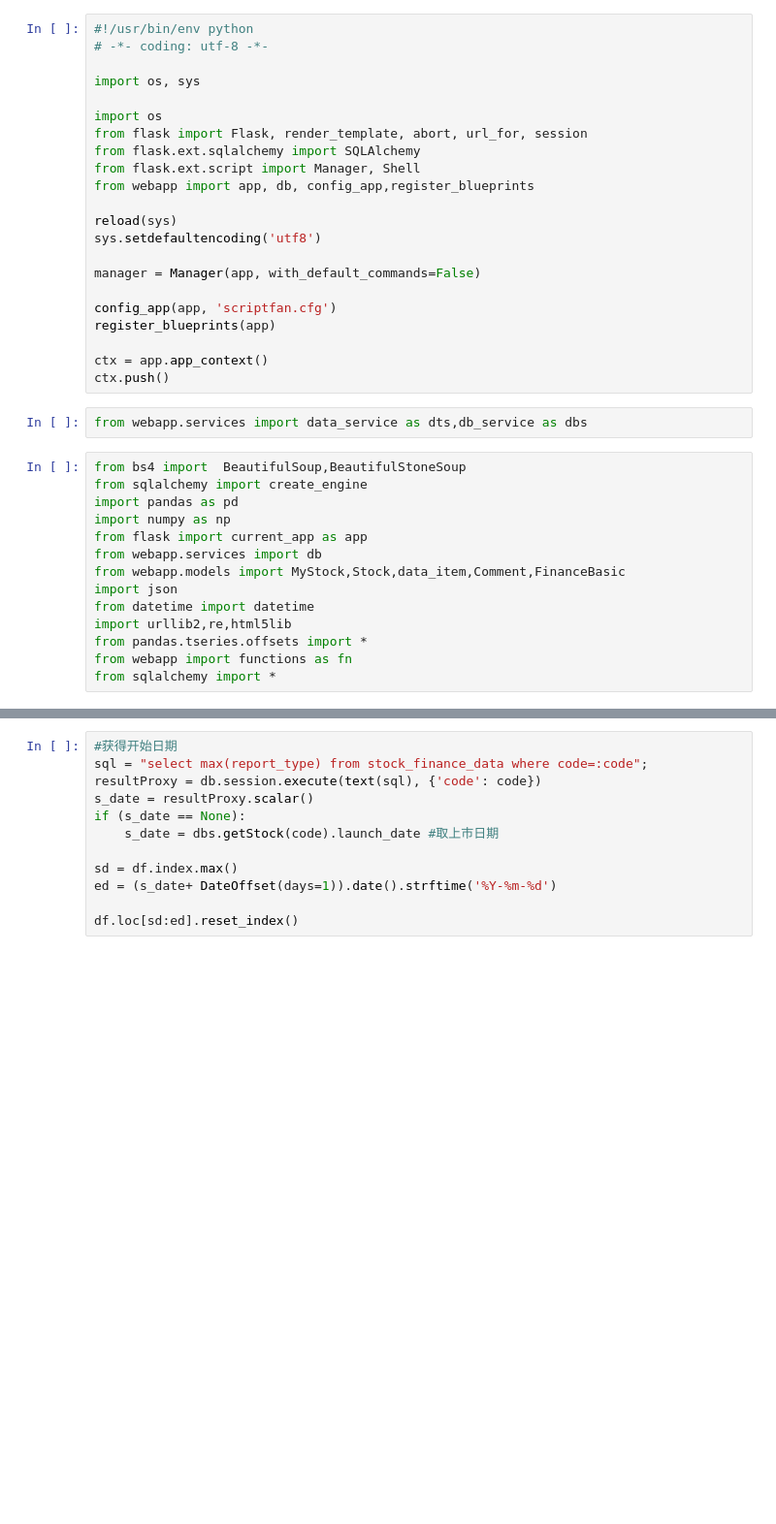
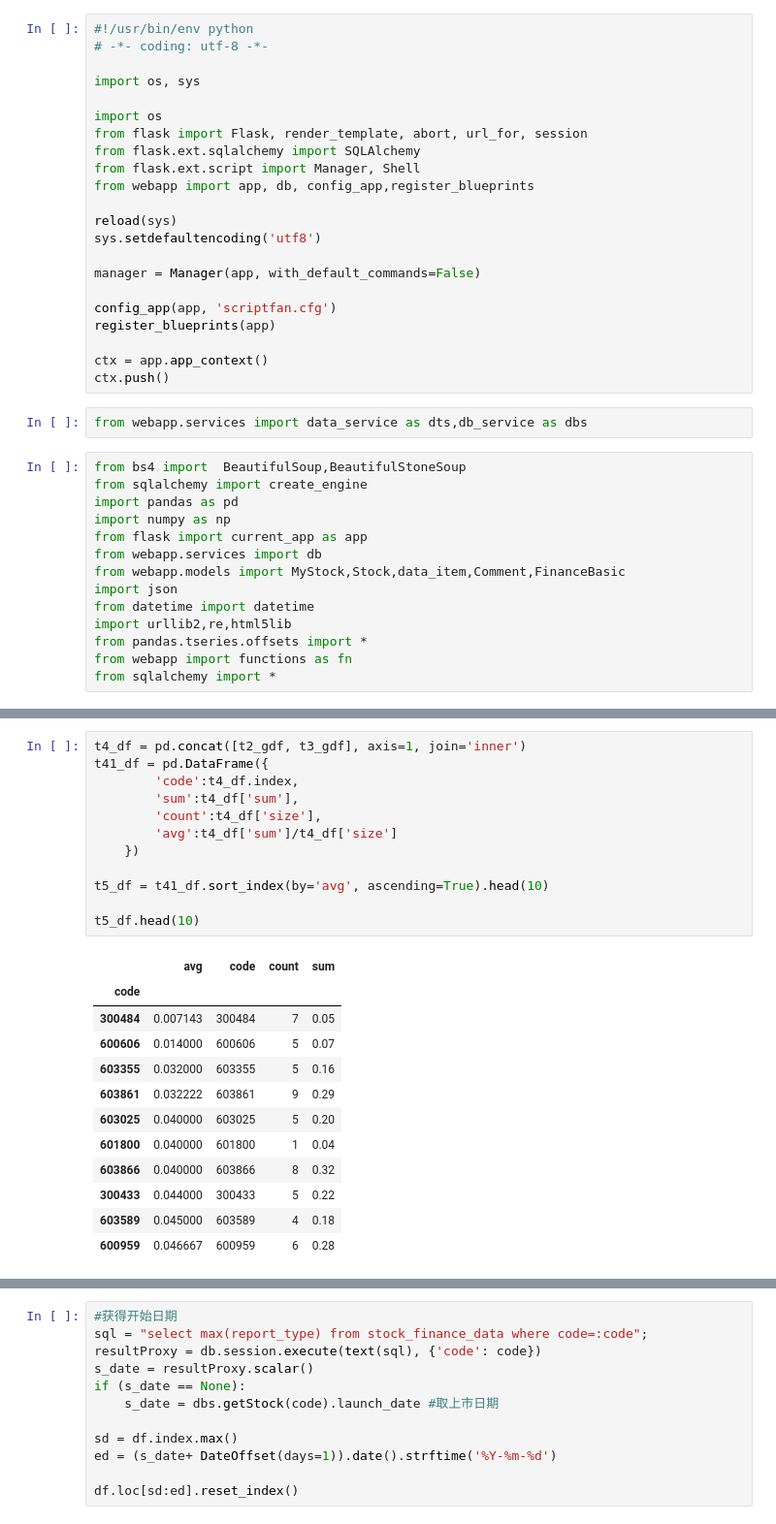
Before and after one commit to myfreshcity/mystock, a Jupyter notebook: Untitled1.ipynb, the cells around one changed output, grey strips where cells are left out. Shown at 97% size. Saved outputs shown, nothing was run; the diff lists cells and outputs as text; blank space fills up the shorter version.

```diff
--- a/Untitled1.ipynb
+++ b/Untitled1.ipynb
@@ -134,0 +134,25 @@ df1.head(10)
+# %%
+t4_df = pd.concat([t2_gdf, t3_gdf], axis=1, join='inner')
+t41_df = pd.DataFrame({
+        'code':t4_df.index,
+        'sum':t4_df['sum'],
+        'count':t4_df['size'],
+        'avg':t4_df['sum']/t4_df['size']
+    })
+
+t5_df = t41_df.sort_index(by='avg', ascending=True).head(10)
+
+t5_df.head(10)
+# %% [output]
+|  | avg | code | count | sum |
+| code |  |  |  |  |
+| 300484 | 0.007143 | 300484 | 7 | 0.05 |
+| 600606 | 0.014000 | 600606 | 5 | 0.07 |
+| 603355 | 0.032000 | 603355 | 5 | 0.16 |
+| 603861 | 0.032222 | 603861 | 9 | 0.29 |
+| 603025 | 0.040000 | 603025 | 5 | 0.20 |
+| 601800 | 0.040000 | 601800 | 1 | 0.04 |
+| 603866 | 0.040000 | 603866 | 8 | 0.32 |
+| 300433 | 0.044000 | 300433 | 5 | 0.22 |
+| 603589 | 0.045000 | 603589 | 4 | 0.18 |
+| 600959 | 0.046667 | 600959 | 6 | 0.28 |
```
Also changed, not shown: parts of 26 cells of this notebook, 9 other files.
